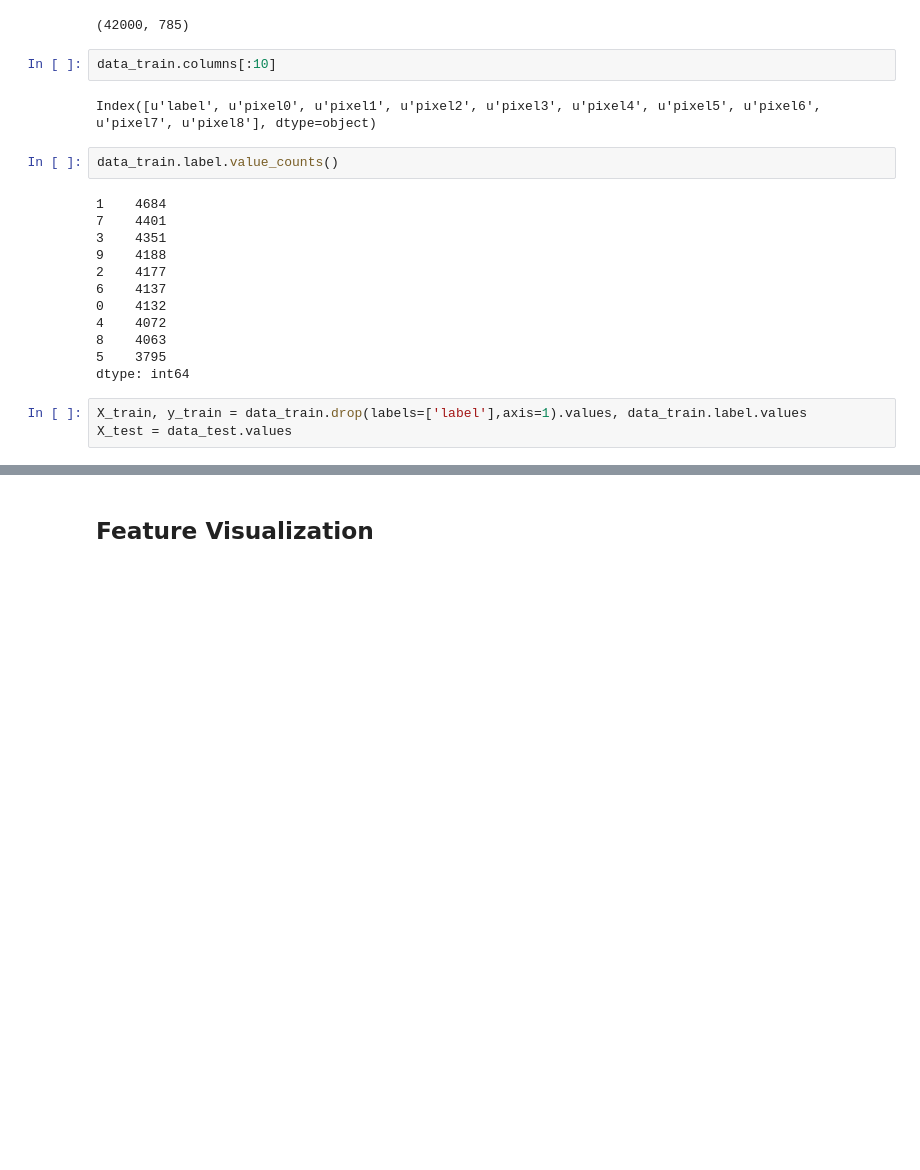
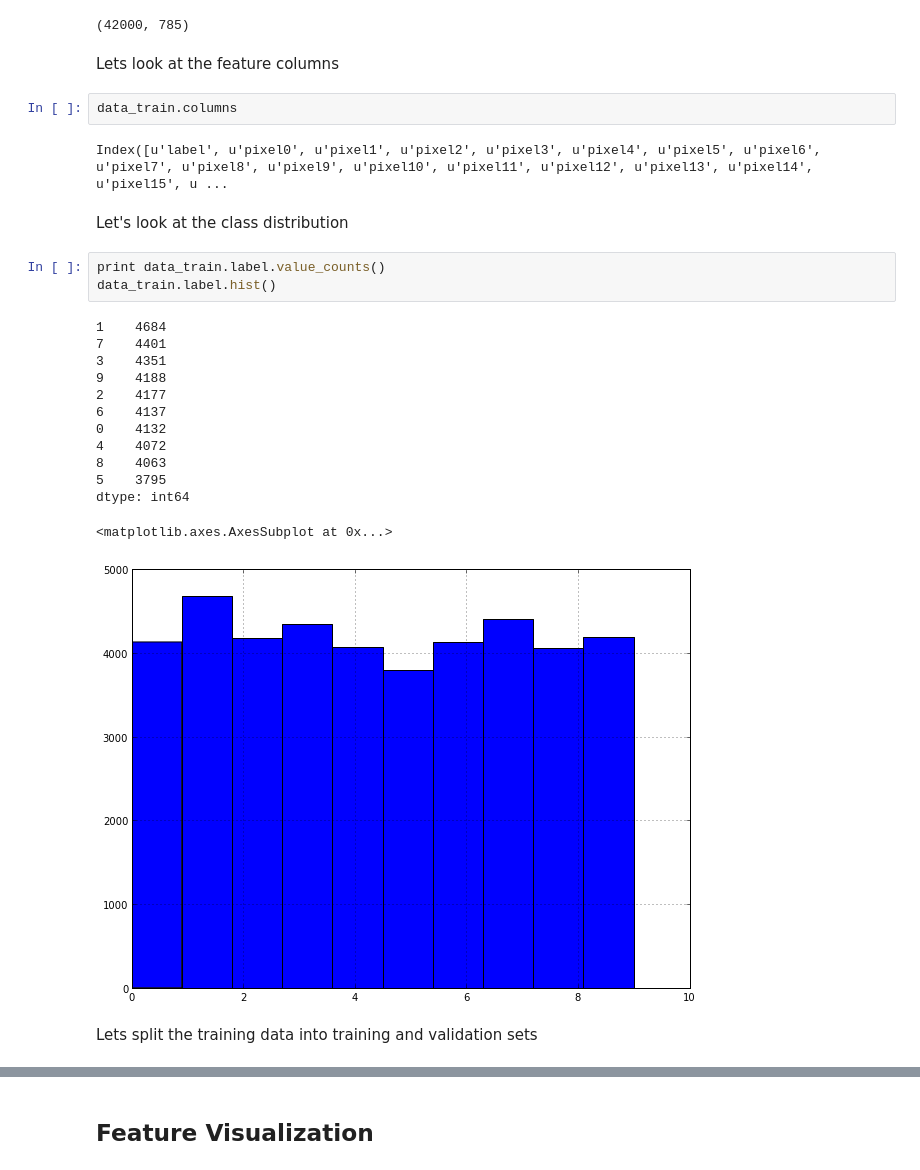
Before and after one commit to sujeetk/808ML, a Jupyter notebook: Digit Recognizer/Digit_Recognition.ipynb, the cells around one changed output, grey strips where cells are left out. Drawn from its saved outputs; the diff is of its cells as text; blank space fills up the shorter version.

```diff
--- a/Digit Recognizer/Digit_Recognition.ipynb
+++ b/Digit Recognizer/Digit_Recognition.ipynb
@@ -40,24 +44,30 @@ data_test = pd.read_csv('Data/test.csv')
 data_train.shape
 # %% [output]
 (42000, 785)
+# %% [markdown]
+Lets look at the feature columns
 # %%
-data_train.columns[:10]
+data_train.columns
 # %% [output]
-Index([u'label', u'pixel0', u'pixel1', u'pixel2', u'pixel3', u'pixel4', u'pixel5', u'pixel6', u'pixel7', u'pixel8'], dtype=object)
+Index([u'label', u'pixel0', u'pixel1', u'pixel2', u'pixel3', u'pixel4', u'pixel5', u'pixel6', u'pixel7', u'pixel8', u'pixel9', u'pixel10', u'pixel11', u'pixel12', u'pixel13', u'pixel14', u'pixel15', u ...
-# %%
-data_train.label.value_counts()
-# %% [output]
-1    4684
-7    4401
-3    4351
-9    4188
-2    4177
-6    4137
-0    4132
-4    4072
-8    4063
-5    3795
-dtype: int64
-# %%
-X_train, y_train = data_train.drop(labels=['label'],axis=1).values, data_train.label.values
-X_test = data_test.values
+# %% [markdown]
+Let's look at the class distribution
+# %%
+print data_train.label.value_counts()
+data_train.label.hist()
+# %% [output]
+1    4684
+7    4401
+3    4351
+9    4188
+2    4177
+6    4137
+0    4132
+4    4072
+8    4063
+5    3795
+dtype: int64
+<matplotlib.axes.AxesSubplot at 0x...>
+[figure, added]
+# %% [markdown]
+Lets split the training data into training and validation sets
```
Also changed, not shown: parts of 30 cells of this notebook, 1 other file.
